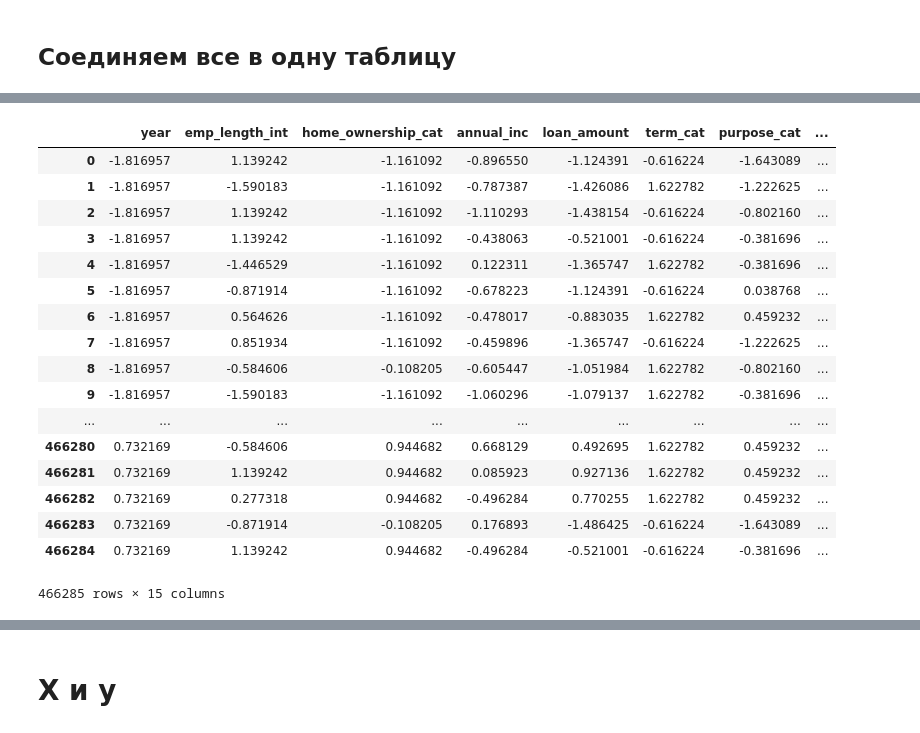
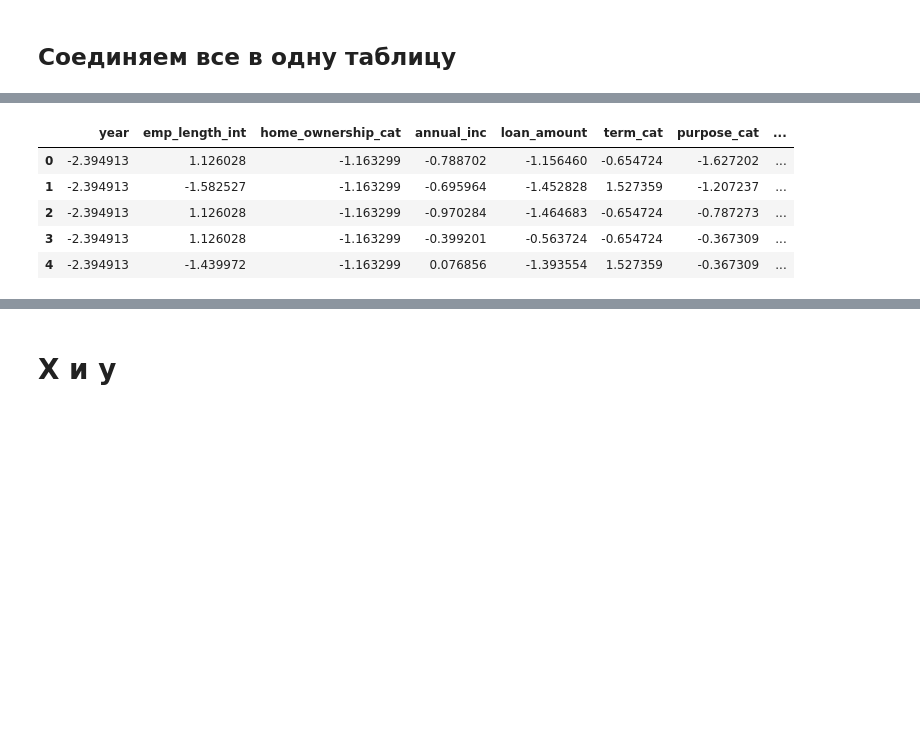
Before and after one commit to andreybrech/Machine_learning, a Jupyter notebook: 1. Bank_loan_clear.ipynb, the cells around one changed output, grey strips where cells are left out. Drawn from its saved outputs; the diff is of its cells as text; code cells hidden in the pictures; blank space fills up the shorter version.

```diff
--- a/1. Bank_loan_clear.ipynb
+++ b/1. Bank_loan_clear.ipynb
@@ -42,31 +30,0 @@ data
-# %%
-data.columns = ['id',
- 'year',
- 'issue_d',
- 'final_d',
- 'emp_length_int',
- 'home_ownership',
- 'home_ownership_cat',
- 'income_category',
- 'annual_inc',
- 'income_cat',
- 'loan_amount',
- 'term',
- 'term_cat',
- 'application_type',
- 'application_type_cat',
- 'purpose',
- 'purpose_cat',
- 'interest_payments',
- 'interest_payment_cat',
- 'loan_condition',
- 'loan_condition_cat',
- 'interest_rate',
- 'grade',
- 'grade_cat',
- 'dti',
- 'total_pymnt',
- 'total_rec_prncp',
- 'recoveries',
- 'installment',
- 'region']
@@ -94,2 +30,0 @@ data.head(100)
-# %%
-data['issue_d'] = pd.to_datetime(data['issue_d'])
@@ -684 +554,5 @@ data
+# %%
+data['issue_month'] = pd.DatetimeIndex(data['issue_d']).day
+# %%
+data = data.drop(['issue_d'], axis = 1)
 # %%
@@ -897,26 +740,14 @@ data_reserv_2 = pd.concat((data_numerical, data_nonbinary, data_date, data[binar
 
 #print data.columns
 # %%
-data
+data.head()
 # %% [output]
 |  | year | emp_length_int | home_ownership_cat | annual_inc | loan_amount | term_cat | purpose_cat | ... |
-| 0 | -1.816957 | 1.139242 | -1.161092 | -0.896550 | -1.124391 | -0.616224 | -1.643089 | ... |
-| 1 | -1.816957 | -1.590183 | -1.161092 | -0.787387 | -1.426086 | 1.622782 | -1.222625 | ... |
-| 2 | -1.816957 | 1.139242 | -1.161092 | -1.110293 | -1.438154 | -0.616224 | -0.802160 | ... |
-| 3 | -1.816957 | 1.139242 | -1.161092 | -0.438063 | -0.521001 | -0.616224 | -0.381696 | ... |
-| 4 | -1.816957 | -1.446529 | -1.161092 | 0.122311 | -1.365747 | 1.622782 | -0.381696 | ... |
-| 5 | -1.816957 | -0.871914 | -1.161092 | -0.678223 | -1.124391 | -0.616224 | 0.038768 | ... |
-| 6 | -1.816957 | 0.564626 | -1.161092 | -0.478017 | -0.883035 | 1.622782 | 0.459232 | ... |
-| 7 | -1.816957 | 0.851934 | -1.161092 | -0.459896 | -1.365747 | -0.616224 | -1.222625 | ... |
-| 8 | -1.816957 | -0.584606 | -0.108205 | -0.605447 | -1.051984 | 1.622782 | -0.802160 | ... |
-| 9 | -1.816957 | -1.590183 | -1.161092 | -1.060296 | -1.079137 | 1.622782 | -0.381696 | ... |
-| ... | ... | ... | ... | ... | ... | ... | ... | ... |
-| 466280 | 0.732169 | -0.584606 | 0.944682 | 0.668129 | 0.492695 | 1.622782 | 0.459232 | ... |
-| 466281 | 0.732169 | 1.139242 | 0.944682 | 0.085923 | 0.927136 | 1.622782 | 0.459232 | ... |
-| 466282 | 0.732169 | 0.277318 | 0.944682 | -0.496284 | 0.770255 | 1.622782 | 0.459232 | ... |
-| 466283 | 0.732169 | -0.871914 | -0.108205 | 0.176893 | -1.486425 | -0.616224 | -1.643089 | ... |
-| 466284 | 0.732169 | 1.139242 | 0.944682 | -0.496284 | -0.521001 | -0.616224 | -0.381696 | ... |
+| 0 | -2.394913 | 1.126028 | -1.163299 | -0.788702 | -1.156460 | -0.654724 | -1.627202 | ... |
+| 1 | -2.394913 | -1.582527 | -1.163299 | -0.695964 | -1.452828 | 1.527359 | -1.207237 | ... |
+| 2 | -2.394913 | 1.126028 | -1.163299 | -0.970284 | -1.464683 | -0.654724 | -0.787273 | ... |
+| 3 | -2.394913 | 1.126028 | -1.163299 | -0.399201 | -0.563724 | -0.654724 | -0.367309 | ... |
+| 4 | -2.394913 | -1.439972 | -1.163299 | 0.076856 | -1.393554 | 1.527359 | -0.367309 | ... |
-466285 rows × 15 columns
 # %%
 data.describe()
 # %% [output]
```
Also changed, not shown: parts of 107 cells of this notebook.
